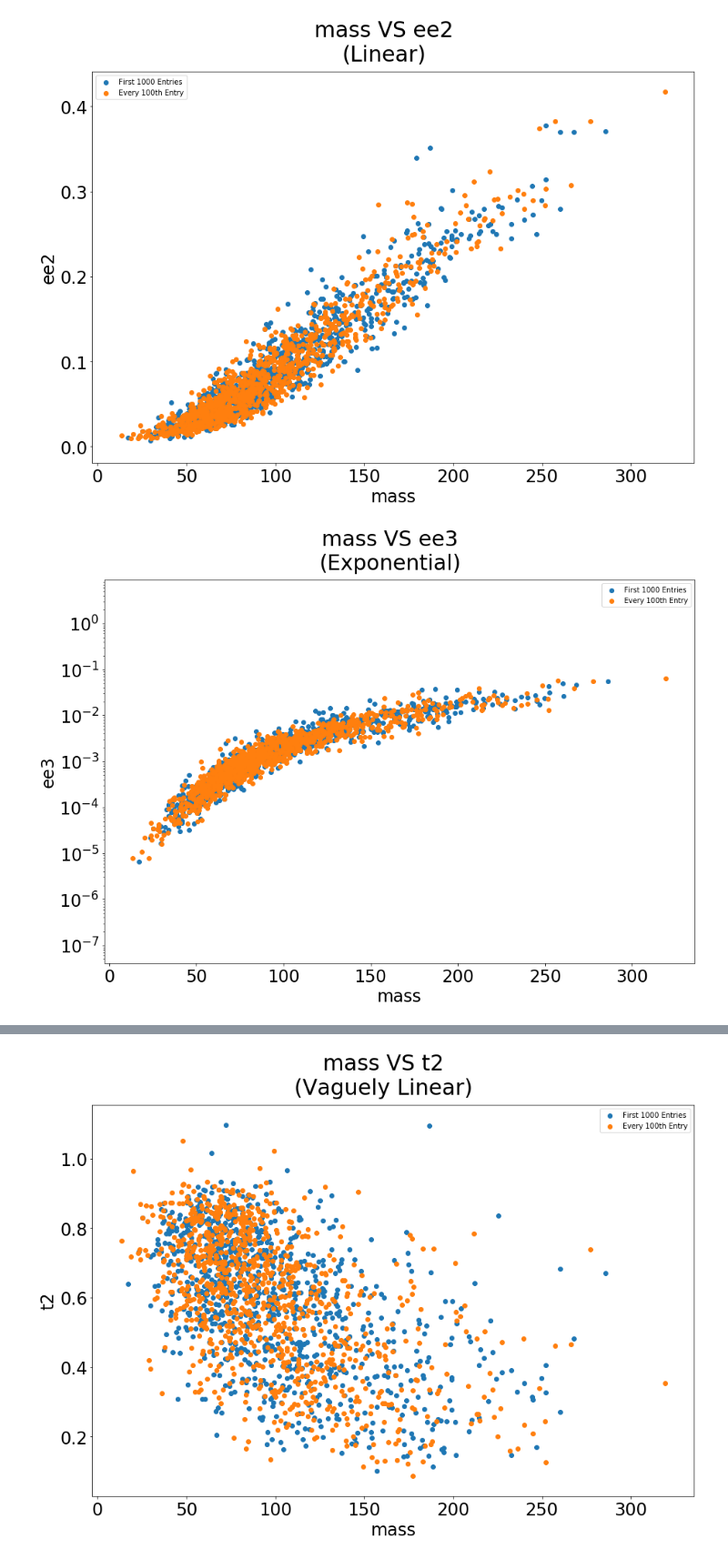
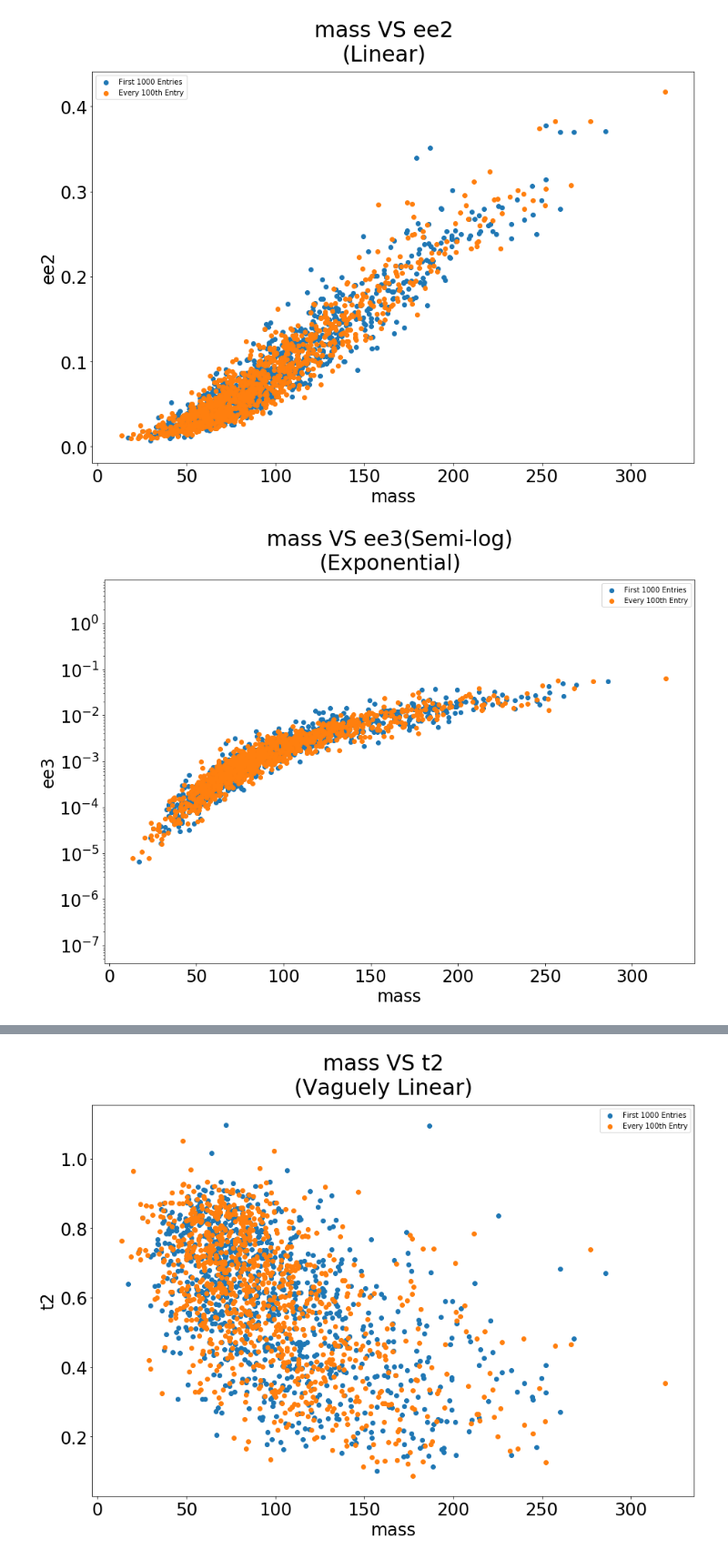
Before and after one commit to John-ZH/PHYS-343-Lab, a Jupyter notebook: John_Zhuang_Lab05.ipynb, the cells around one changed output, grey strips where cells are left out. Shown at 91% size. Drawn from its saved outputs; the diff is of its cells as text; code cells hidden in the pictures.

```diff
--- a/John_Zhuang_Lab05.ipynb
+++ b/John_Zhuang_Lab05.ipynb
@@ -447,15 +487,15 @@ plt.show()
 # %% [output]
 [figure]
 # %%
-plt.suptitle('mass VS ee3\n(Exponential)', fontsize=30)
+plt.suptitle('mass VS ee3(Semi-log)\n(Exponential)', fontsize=30)
 plt.xlabel('mass', fontsize = 24)
 plt.ylabel('ee3', fontsize = 24)
 plt.tick_params(labelsize = 24)
 plt.yscale('log')
 plt.scatter(data_qcd['mass'][0:1000], data_qcd['ee3'][0:1000], label = "First 1000 Entries")
 plt.scatter(data_qcd['mass'][0::100], data_qcd['ee3'][0::100], label = "Every 100th Entry")
 plt.legend()
 plt.show()
 # %% [output]
-[figure, old version]
+[figure, new version]
 # %%
```
Also changed, not shown: parts of 45 cells of this notebook.
